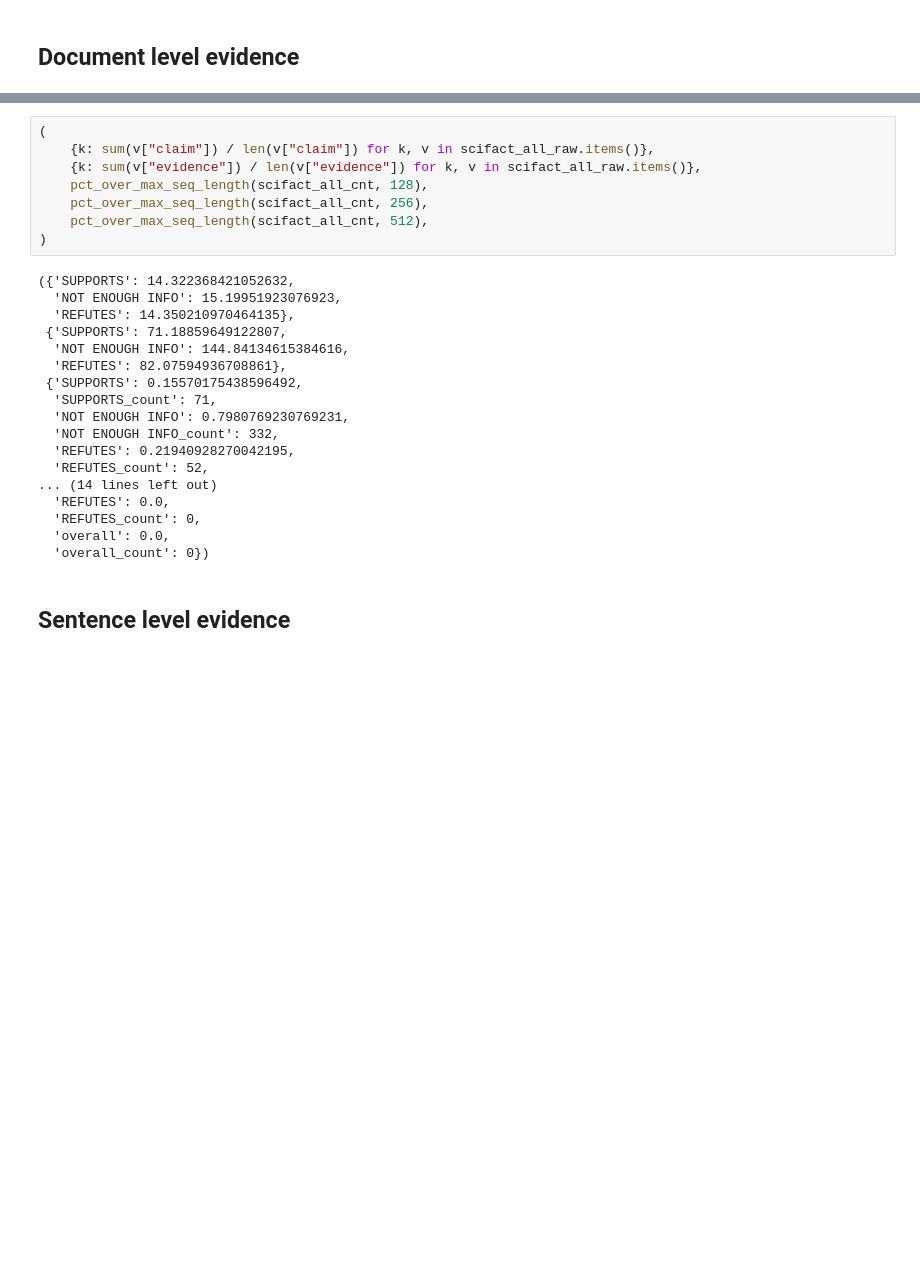
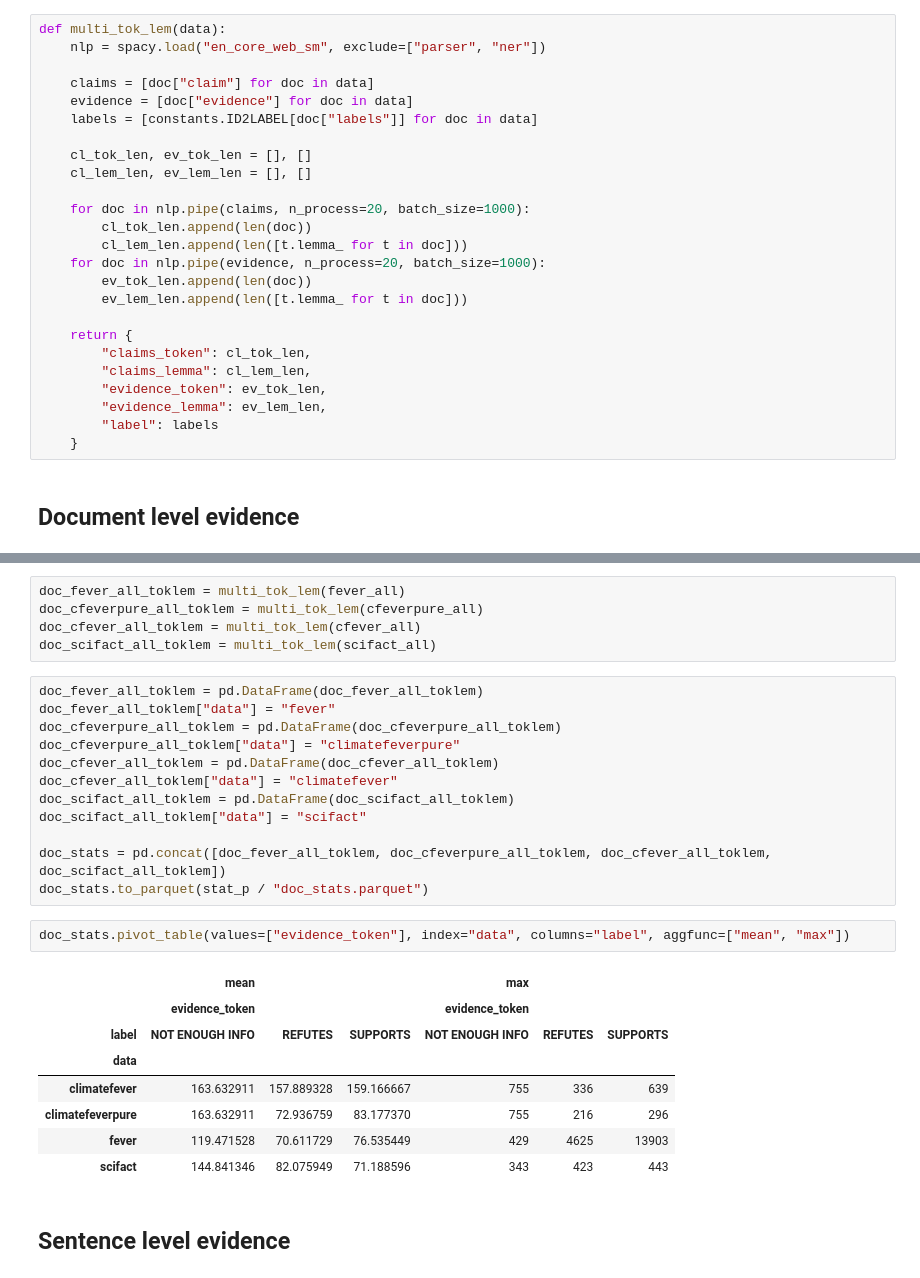
Before and after one commit to boeyjw/KCL-MScAI-FactChecking-Code, a Jupyter notebook: nb/02_Data_Processing/01_General_Analysis.ipynb, the cells around one changed output, grey strips where cells are left out. Drawn from its saved outputs; the diff is of its cells as text; blank space fills up the shorter version.

```diff
--- a/nb/02_Data_Processing/01_General_Analysis.ipynb
+++ b/nb/02_Data_Processing/01_General_Analysis.ipynb
@@ -180,3 +145,28 @@ def pct_over_max_seq_length(cnt, max_length):
+# %%
+def multi_tok_lem(data):
+    nlp = spacy.load("en_core_web_sm", exclude=["parser", "ner"])
+
+    claims = [doc["claim"] for doc in data]
+    evidence = [doc["evidence"] for doc in data]
+    labels = [constants.ID2LABEL[doc["labels"]] for doc in data]
+
+    cl_tok_len, ev_tok_len = [], []
+    cl_lem_len, ev_lem_len = [], []
+
+    for doc in nlp.pipe(claims, n_process=20, batch_size=1000):
+        cl_tok_len.append(len(doc))
+        cl_lem_len.append(len([t.lemma_ for t in doc]))
+    for doc in nlp.pipe(evidence, n_process=20, batch_size=1000):
+        ev_tok_len.append(len(doc))
+        ev_lem_len.append(len([t.lemma_ for t in doc]))
+
+    return {
+        "claims_token": cl_tok_len,
+        "claims_lemma": cl_lem_len,
+        "evidence_token": ev_tok_len,
+        "evidence_lemma": ev_lem_len,
+        "label": labels
+    }
 # %% [markdown]
 ## Document level evidence
 # %%
@@ -243,29 +178,31 @@ scifact_all_raw, scifact_all_cnt = count_claim_evidence_length(scifact_all)
-# %%
-(
-    {k: sum(v["claim"]) / len(v["claim"]) for k, v in scifact_all_raw.items()},
-    {k: sum(v["evidence"]) / len(v["evidence"]) for k, v in scifact_all_raw.items()},
-    pct_over_max_seq_length(scifact_all_cnt, 128),
-    pct_over_max_seq_length(scifact_all_cnt, 256),
-    pct_over_max_seq_length(scifact_all_cnt, 512),
-)
-# %% [output]
-({'SUPPORTS': 14.322368421052632,
-  'NOT ENOUGH INFO': 15.19951923076923,
-  'REFUTES': 14.350210970464135},
- {'SUPPORTS': 71.18859649122807,
-  'NOT ENOUGH INFO': 144.84134615384616,
-  'REFUTES': 82.07594936708861},
- {'SUPPORTS': 0.15570175438596492,
-  'SUPPORTS_count': 71,
-  'NOT ENOUGH INFO': 0.7980769230769231,
-  'NOT ENOUGH INFO_count': 332,
-  'REFUTES': 0.21940928270042195,
-  'REFUTES_count': 52,
-... (14 lines left out)
-  'REFUTES': 0.0,
-  'REFUTES_count': 0,
-  'overall': 0.0,
-  'overall_count': 0})
+# %%
+doc_fever_all_toklem = multi_tok_lem(fever_all)
+doc_cfeverpure_all_toklem = multi_tok_lem(cfeverpure_all)
+doc_cfever_all_toklem = multi_tok_lem(cfever_all)
+doc_scifact_all_toklem = multi_tok_lem(scifact_all)
+# %%
+doc_fever_all_toklem = pd.DataFrame(doc_fever_all_toklem)
+doc_fever_all_toklem["data"] = "fever"
+doc_cfeverpure_all_toklem = pd.DataFrame(doc_cfeverpure_all_toklem)
+doc_cfeverpure_all_toklem["data"] = "climatefeverpure"
+doc_cfever_all_toklem = pd.DataFrame(doc_cfever_all_toklem)
+doc_cfever_all_toklem["data"] = "climatefever"
+doc_scifact_all_toklem = pd.DataFrame(doc_scifact_all_toklem)
+doc_scifact_all_toklem["data"] = "scifact"
+
+doc_stats = pd.concat([doc_fever_all_toklem, doc_cfeverpure_all_toklem, doc_cfever_all_toklem, doc_scifact_all_toklem])
+doc_stats.to_parquet(stat_p / "doc_stats.parquet")
+# %%
+doc_stats.pivot_table(values=["evidence_token"], index="data", columns="label", aggfunc=["mean", "max"])
+# %% [output]
+|  | mean |  |  | max |  |  |
+|  | evidence_token |  |  | evidence_token |  |  |
+| label | NOT ENOUGH INFO | REFUTES | SUPPORTS | NOT ENOUGH INFO | REFUTES | SUPPORTS |
+| data |  |  |  |  |  |  |
+| climatefever | 163.632911 | 157.889328 | 159.166667 | 755 | 336 | 639 |
+| climatefeverpure | 163.632911 | 72.936759 | 83.177370 | 755 | 216 | 296 |
+| fever | 119.471528 | 70.611729 | 76.535449 | 429 | 4625 | 13903 |
+| scifact | 144.841346 | 82.075949 | 71.188596 | 343 | 423 | 443 |
 # %% [markdown]
 ## Sentence level evidence
 # %%
```
Also changed, not shown: parts of 20 cells of this notebook, 5 other files.
